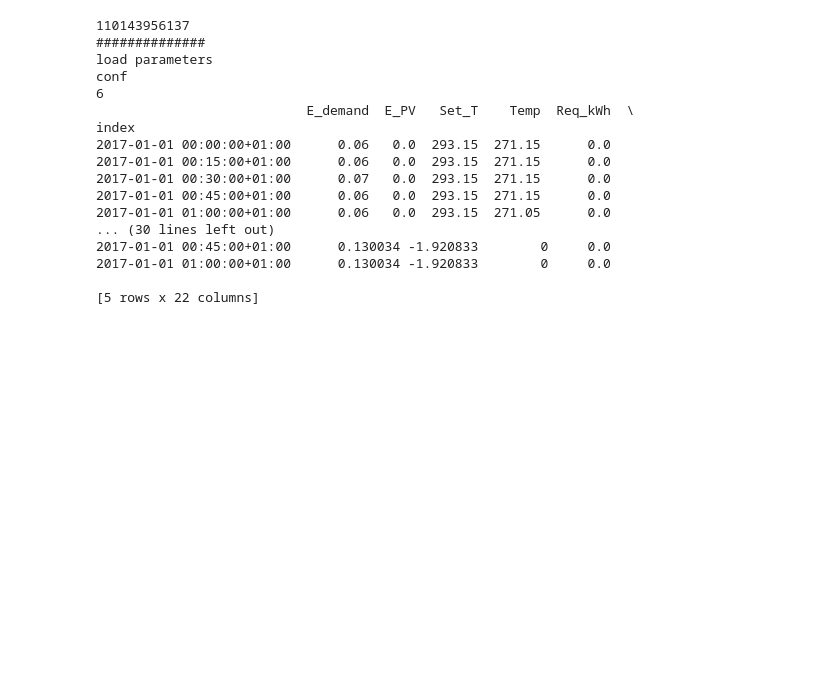
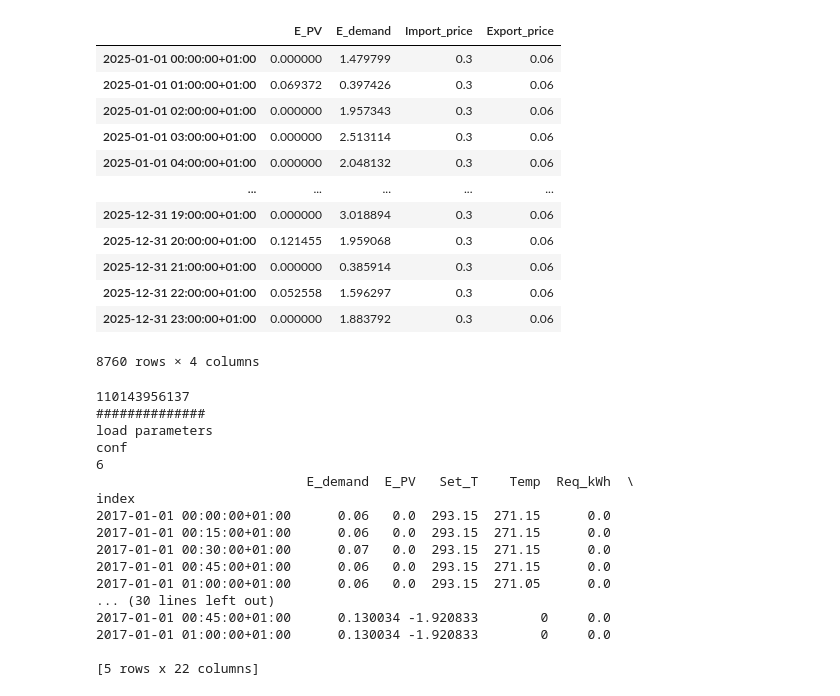
Before and after one commit to alefunxo/BASOPRA_OpenBEERS, a Jupyter notebook: Core/Tests.ipynb, the cells around one changed output. Saved outputs shown, nothing was run; the diff lists cells and outputs as text; code cells hidden in the pictures; blank space fills up the shorter version.

```diff
--- a/Core/Tests.ipynb
+++ b/Core/Tests.ipynb
@@ -18,0 +339,37 @@ ModuleNotFoundError: No module named 'Core_LP'
+# %%
+import numpy as np
+import pandas as pd
+import pytz
+
+# Create hourly index for 2025 in Europe/Zurich timezone
+idx = pd.date_range(start='2025-01-01 00:00', end='2025-12-31 23:00',
+                    freq='H', tz='Europe/Zurich')
+
+# Generate dummy PV: seasonal + daily sinusoidal pattern with noise
+day_of_year = idx.dayofyear
+hour = idx.hour
+
+seasonal = 0.5 + 0.5 * np.sin(2 * np.pi * (day_of_year - 81) / 365)
+daily = np.sin(np.pi * (hour - 6) / 12)
+daily = np.clip(daily, 0, None)
+
+PV_peak = 4.0  # kW peak capacity
+pv = seasonal * daily * PV_peak
+pv += np.random.normal(0, 0.1, len(idx))
+pv = np.clip(pv, 0, None)
+
+# Generate dummy demand: base load + morning and evening peaks with noise
+morning = np.clip(np.sin(np.pi * (hour - 5) / 4), 0, None)
+evening = np.clip(np.sin(np.pi * (hour - 17) / 4), 0, None)
+
+demand = 0.5 + 1.5 * morning + 2.0 * evening
+demand += np.random.normal(0, 0.2, len(idx))
+demand = np.clip(demand, 0.3, None)
+
+# Assemble into DataFrame
+df_base_example = pd.DataFrame({
+    'E_PV': pv,
+    'E_demand': demand
+}, index=idx)
+df_base_example['Import_price'] = 0.3
+df_base_example['Export_price'] = 0.06
@@ -19,3 +475,19 @@ ModuleNotFoundError: No module named 'Core_LP'
+# %%
+df_base_example
+# %% [output]
+|  | E_PV | E_demand | Import_price | Export_price |
+| 2025-01-01 00:00:00+01:00 | 0.000000 | 1.479799 | 0.3 | 0.06 |
+| 2025-01-01 01:00:00+01:00 | 0.069372 | 0.397426 | 0.3 | 0.06 |
+| 2025-01-01 02:00:00+01:00 | 0.000000 | 1.957343 | 0.3 | 0.06 |
+| 2025-01-01 03:00:00+01:00 | 0.000000 | 2.513114 | 0.3 | 0.06 |
+| 2025-01-01 04:00:00+01:00 | 0.000000 | 2.048132 | 0.3 | 0.06 |
+| ... | ... | ... | ... | ... |
+| 2025-12-31 19:00:00+01:00 | 0.000000 | 3.018894 | 0.3 | 0.06 |
+| 2025-12-31 20:00:00+01:00 | 0.121455 | 1.959068 | 0.3 | 0.06 |
+| 2025-12-31 21:00:00+01:00 | 0.000000 | 0.385914 | 0.3 | 0.06 |
+| 2025-12-31 22:00:00+01:00 | 0.052558 | 1.596297 | 0.3 | 0.06 |
+| 2025-12-31 23:00:00+01:00 | 0.000000 | 1.883792 | 0.3 | 0.06 |
+8760 rows × 4 columns
 # %%
 combinations=dict({'Capacity':7,'App_comb':0,'Tech':'NMC','PV_nom':4.8,'country':'CH','cases':'mean','conf':6,'house_type':'SFH15','HP':'AS','hh':110143956137})
 #id_dwell=str(combinations['hh'])
```
Also changed, not shown: parts of 21 cells of this notebook, 3 other files.
